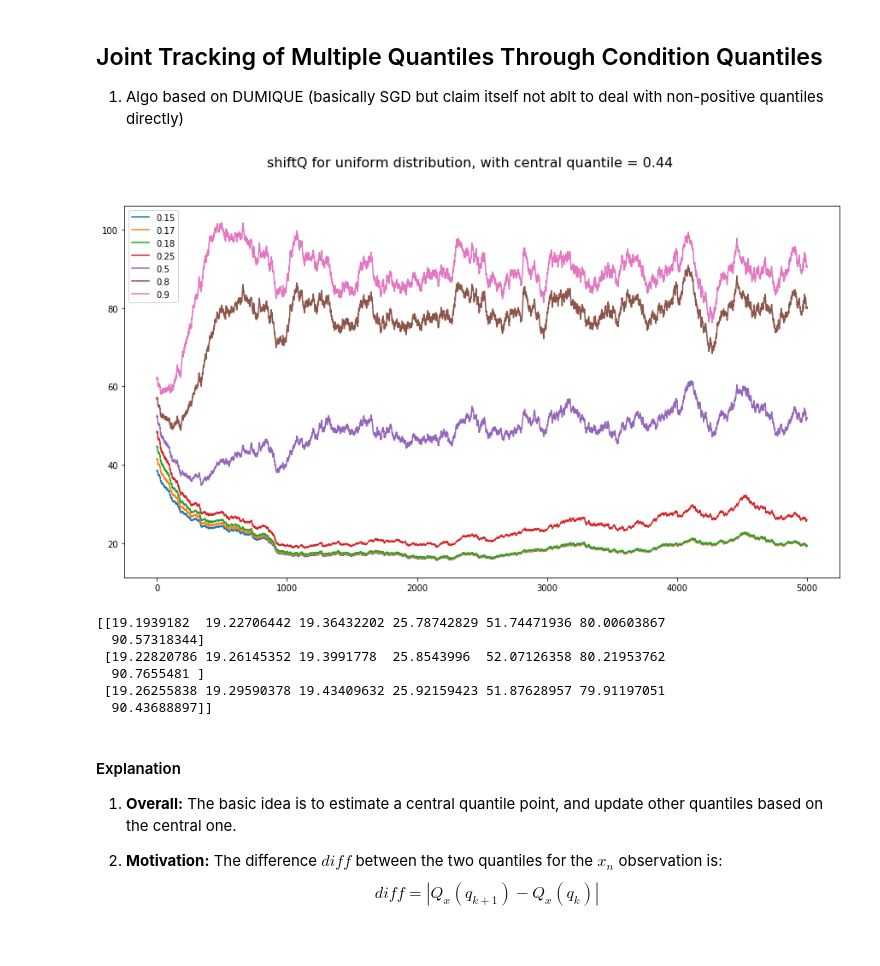
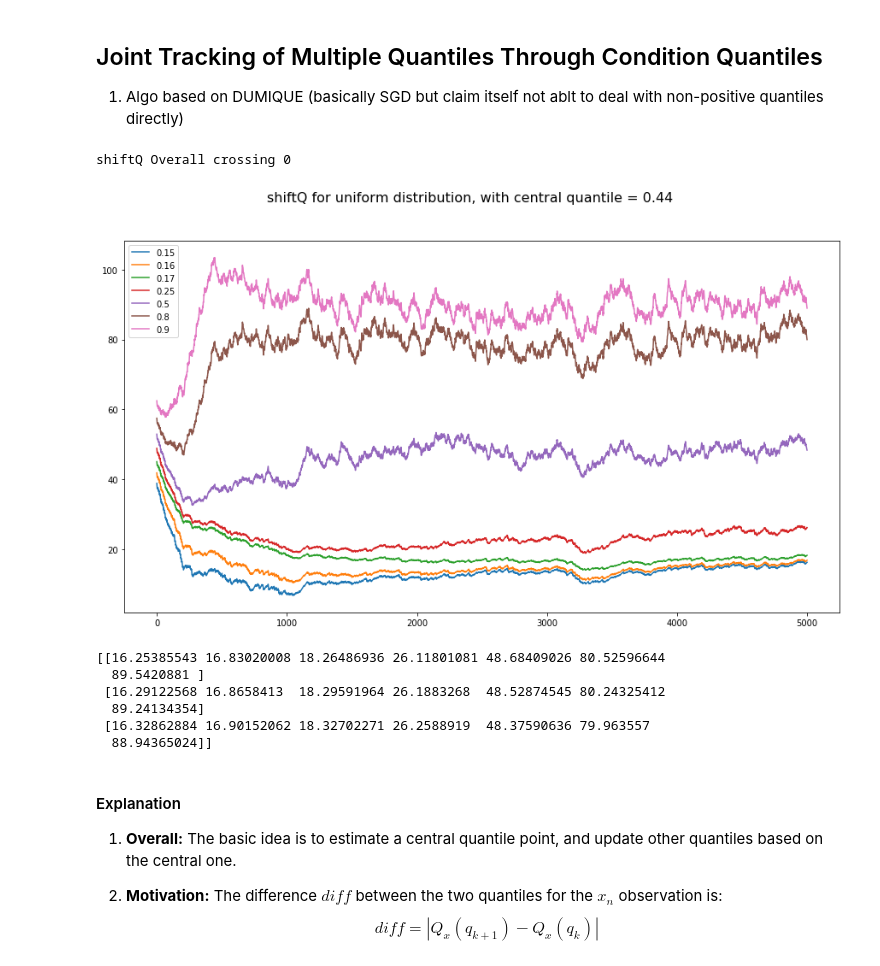
Before and after one commit to chengsoonong/eheye, a Jupyter notebook: QuantEst/sgd_est_experiment/Multi.ipynb, the cells around one changed output. Saved outputs shown, nothing was run; the diff lists cells and outputs as text; code cells hidden in the pictures.

```diff
--- a/QuantEst/sgd_est_experiment/Multi.ipynb
+++ b/QuantEst/sgd_est_experiment/Multi.ipynb
@@ -64,7 +64,7 @@ def sgd(q_est, x, tau, stepsize):
     return q_est
 # %%
 def checkinput(q_est):
-    q_new = [0]
+    q_new = [-0.001]
     q_new.extend([q_est[i] for i in range(len(q_est)-1)])
     for i in range(len(q_est)):
         if q_new[i] >= q_est[i]: return False
@@ -75,6 +75,7 @@ def checkinput(q_est):
 def shiftQ(dataset, tau_lst, sX, sY, qX, qY, c=0):
     if not (checkinput(qX) and checkinput(qY)):
         raise Exception("Input quantile estimate not applicable")
+    count = 0
     proc = np.zeros((len(dataset), len(tau_lst)))
     for i, x in enumerate(dataset):
         qX[c] = DUMIQUE(qX[c], x, tau_lst[c], sX)
@@ -84,7 +85,7 @@ def shiftQ(dataset, tau_lst, sX, sY, qX, qY, c=0):
 #           shifted observation
             yk = qX[k+1] - x
 #           shifted Y distro
-            qY[k] = DUMIQUE(qY[k], yk, tau, sY)
+            qY[k] = DUMIQUE(qY[k], yk, 1-tau, sY)
 #           shift back
             qX[k] = qX[k+1] - qY[k]
 #             print ('yk', yk)
@@ -100,30 +101,34 @@ def shiftQ(dataset, tau_lst, sX, sY, qX, qY, c=0):
 #             print ('qY', qY)
 #             print ('qX', qX)
 #         print ('qY', qY)
+        if not (checkinput(qX)):
+            count += 1
         proc[i] = qX
+    print ("shiftQ Overall crossing", count)
     return proc
 # %%
 dataset = np.random.uniform(0, 100, 5000)
 qX = np.asarray([10.0, 23, 45, 66, 70.0, 80, 90])
 qY = np.asarray([30.0, 32, 36, 38, 40.0, 45, 50])/10.0
-tau_lst = [0.15, 0.17, 0.18, 0.25, 0.5, 0.8, 0.9]
+tau_lst = [0.15, 0.16, 0.17, 0.25, 0.5, 0.8, 0.9]
 proc = shiftQ(dataset, tau_lst, 0.01, 0.02, qX, qY, 2)
 # print (proc)
 fig, ax = plt.subplots(1, 1, figsize = (15, 8))
 ax.plot(proc)
 ax.legend(tau_lst)
 fig.suptitle("shiftQ for uniform distribution, with central quantile = 0.44", fontsize = 16)
 plt.show()
 
 print (proc[-3:, :])
 # %% [output]
+shiftQ Overall crossing 0
-[figure, old version]
+[figure, new version]
-[[19.1939182  19.22706442 19.36432202 25.78742829 51.74471936 80.00603867
-  90.57318344]
- [19.22820786 19.26145352 19.3991778  25.8543996  52.07126358 80.21953762
-  90.7655481 ]
- [19.26255838 19.29590378 19.43409632 25.92159423 51.87628957 79.91197051
-  90.43688897]]
+[[16.25385543 16.83020008 18.26486936 26.11801081 48.68409026 80.52596644
+  89.5420881 ]
+ [16.29122568 16.8658413  18.29591964 26.1883268  48.52874545 80.24325412
+  89.24134354]
+ [16.32862884 16.90152062 18.32702271 26.2588919  48.37590636 79.963557
+  88.94365024]]
 # %% [markdown]
 #### Explanation
 
```
Also changed, not shown: parts of 12 cells of this notebook, 9 other files.
